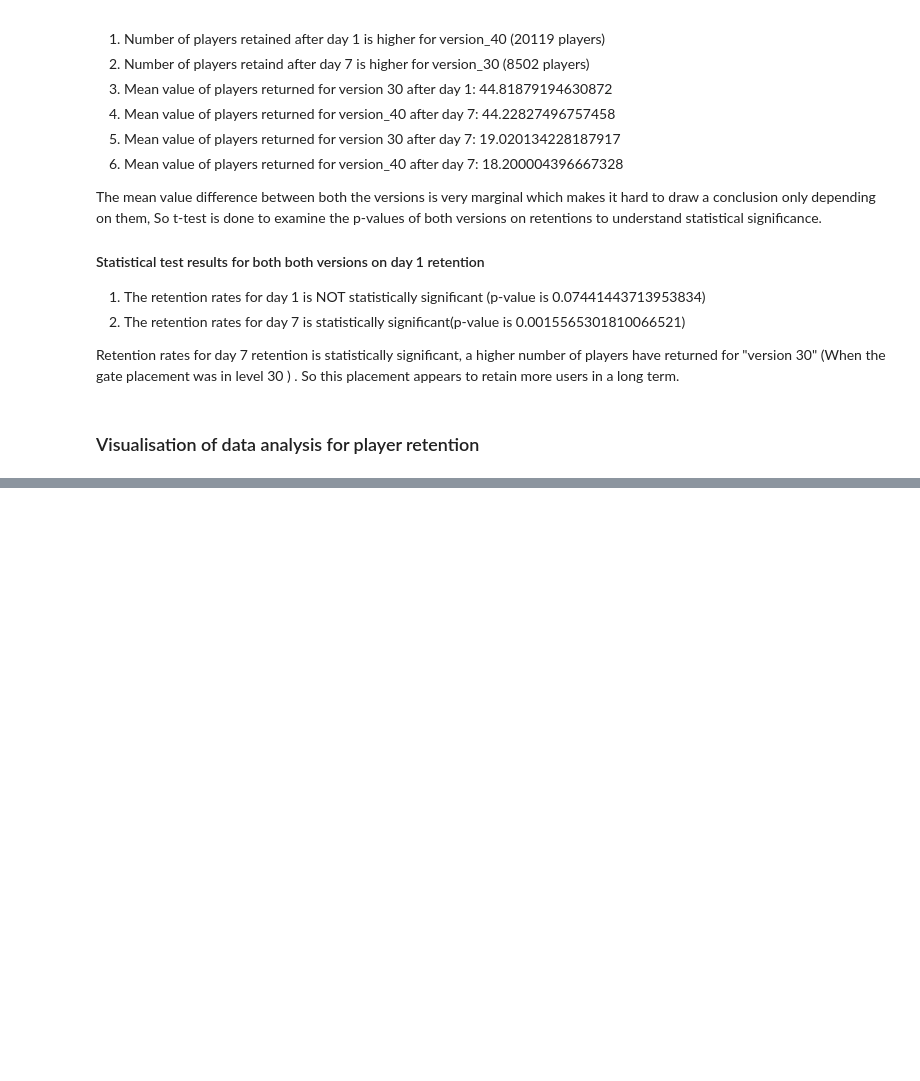
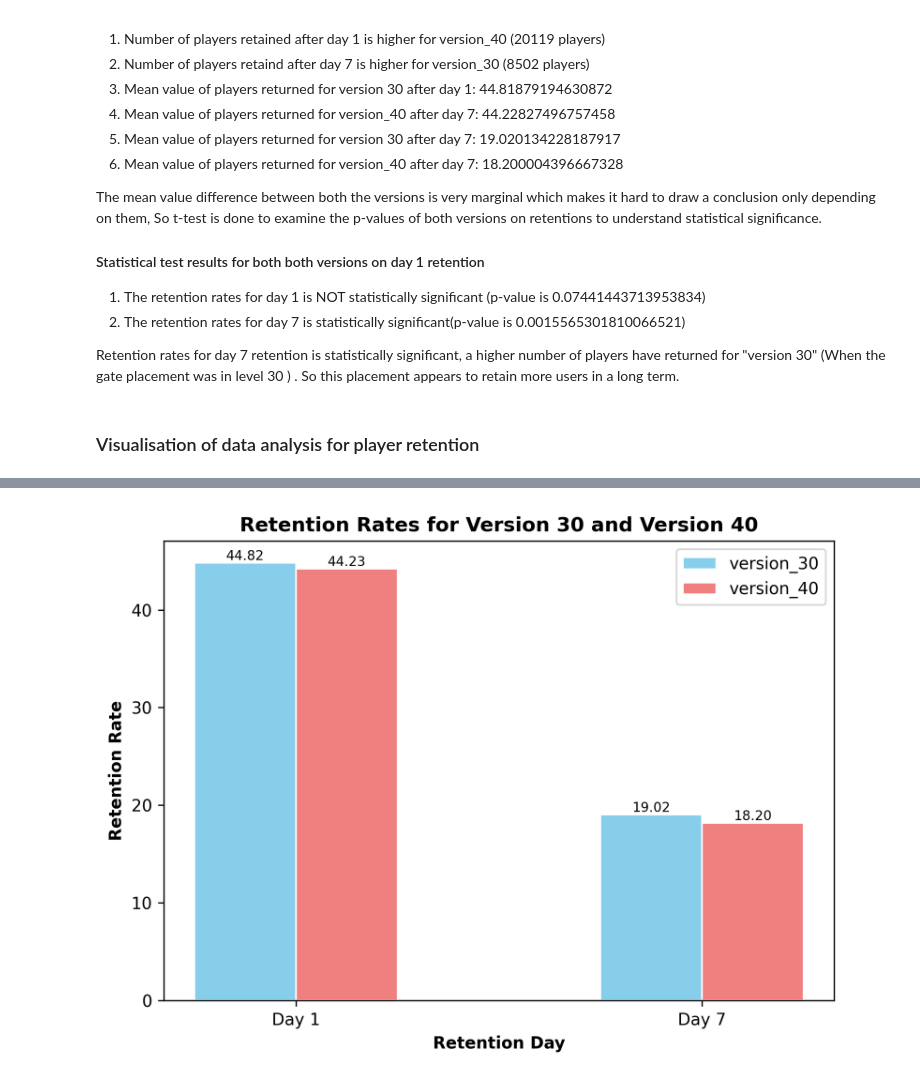
Before and after one commit to Skrishnaanjali/Cookie_cats_dataanalysis, a Jupyter notebook: Data_Analysis_cookiecats_final_draft.ipynb, the cells around one changed output, grey strips where cells are left out. Drawn from its saved outputs; the diff is of its cells as text; code cells hidden in the pictures; blank space fills up the shorter version.

```diff
--- a/Data_Analysis_cookiecats_final_draft.ipynb
+++ b/Data_Analysis_cookiecats_final_draft.ipynb
@@ -243,0 +299,35 @@ Retention rates for day 7 retention is statistically significant, a higher numbe
+# %%
+import numpy as np
+import matplotlib.pyplot as plt
+
+# Data for retention rates
+bars1 =[version_30_day1_mean, version_30_day7_mean]
+bars2 =[version_40_day1_mean, version_40_day7_mean]
+# Bar width and positions
+barWidth = 0.25
+r = np.arange(len(bars1))
+r2 = r + barWidth
+# Plotting
+fig, ax = plt.subplots(dpi=300)
+ax.bar(r, bars1, color='skyblue', width=barWidth, edgecolor='white', label='version_30')
+ax.bar(r2, bars2, color='lightcoral', width=barWidth, edgecolor='white', label='version_40')
+
+# Xticks and labels
+ax.set_xlabel('Retention Day', fontweight='bold')
+ax.set_ylabel('Retention Rate', fontweight='bold')
+ax.set_xticks(r + barWidth / 2)
+ax.set_xticklabels(['Day 1', 'Day 7'])
+ax.set_title('Retention Rates for Version 30 and Version 40', fontweight='bold')
+
+# Add values to bars
+for pos, height in zip(r, bars1):
+    ax.text(pos, height, f"{height:.2f}", ha='center', va='bottom', fontsize=8)
+for pos, height in zip(r2, bars2):
+    ax.text(pos, height, f"{height:.2f}", ha='center', va='bottom', fontsize=8)
+
+# Legend and show
+ax.legend()
+plt.tight_layout()
+plt.show()
+# %% [output]
+[figure, added]
```
Also changed, not shown: parts of 4 cells of this notebook.
